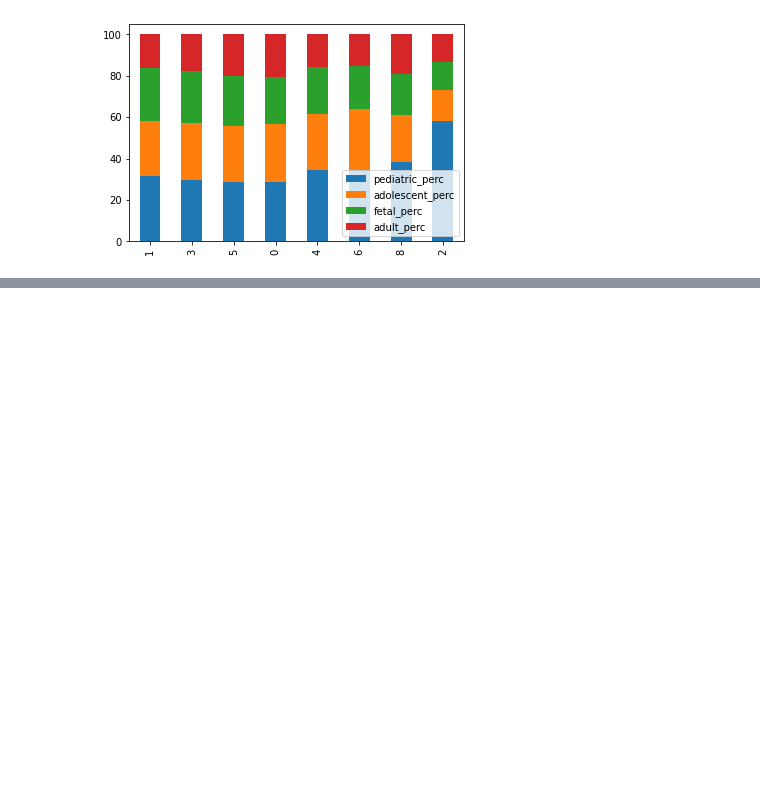
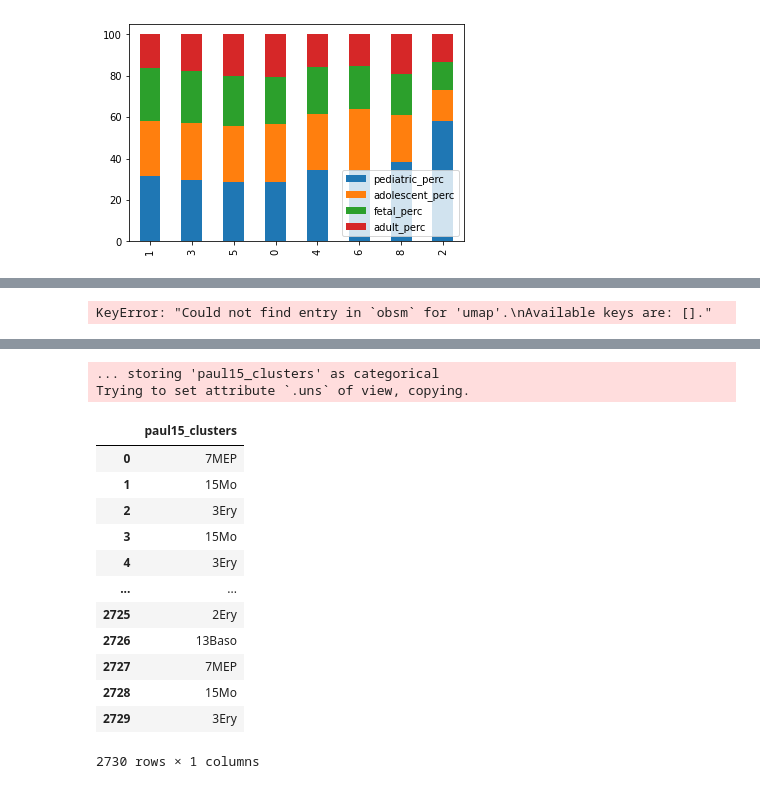
Before and after one commit to SBurwash/CRCHUM, a Jupyter notebook: Moein_project/main.ipynb, the cells around one changed output, grey strips where cells are left out. Cells and saved outputs as stored; diff of their text form; code cells hidden in the pictures; blank space fills up the shorter version.

```diff
--- a/Moein_project/main.ipynb
+++ b/Moein_project/main.ipynb
@@ -224,0 +271,12 @@ df
+# %%
+# adata = sc.read("../data/olivier_trial_data/14_EAE_all_cells.MPS12344479-A02.sorted.1229.merged.10x_outputs/filtered_feature_bc_matrix/matrix.mtx.gz")
+# # adata = sc.datasets.paul15()
+# adata.obs
+adata = sc.AnnData(data)
+sc.pl.umap(adata, color=['CST3', 'NKG7', 'PPBP'])
+# %% [output]
+KeyError: "Could not find entry in `obsm` for 'umap'.\nAvailable keys are: []."
+# %%
+adata = sc.datasets.paul15()
+adata.obs
+# %% [output]
@@ -224,0 +284,15 @@ df
+... storing 'paul15_clusters' as categorical
+Trying to set attribute `.uns` of view, copying.
+|  | paul15_clusters |
+| 0 | 7MEP |
+| 1 | 15Mo |
+| 2 | 3Ery |
+| 3 | 15Mo |
+| 4 | 3Ery |
+| ... | ... |
+| 2725 | 2Ery |
+| 2726 | 13Baso |
+| 2727 | 7MEP |
+| 2728 | 15Mo |
+| 2729 | 3Ery |
+2730 rows × 1 columns
```
Also changed, not shown: parts of 11 cells of this notebook, 2 other files.
